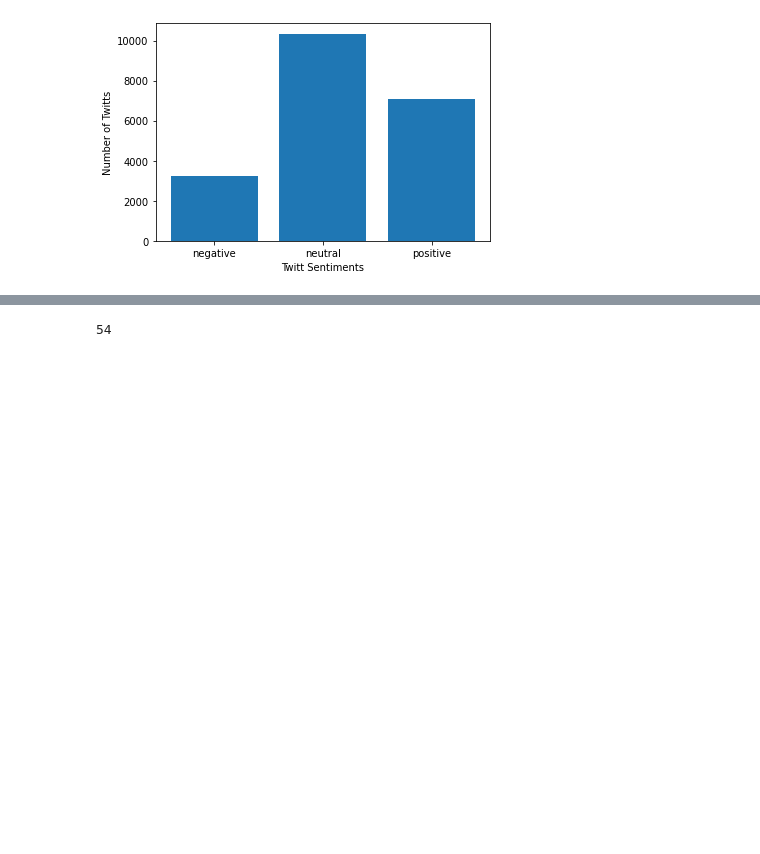
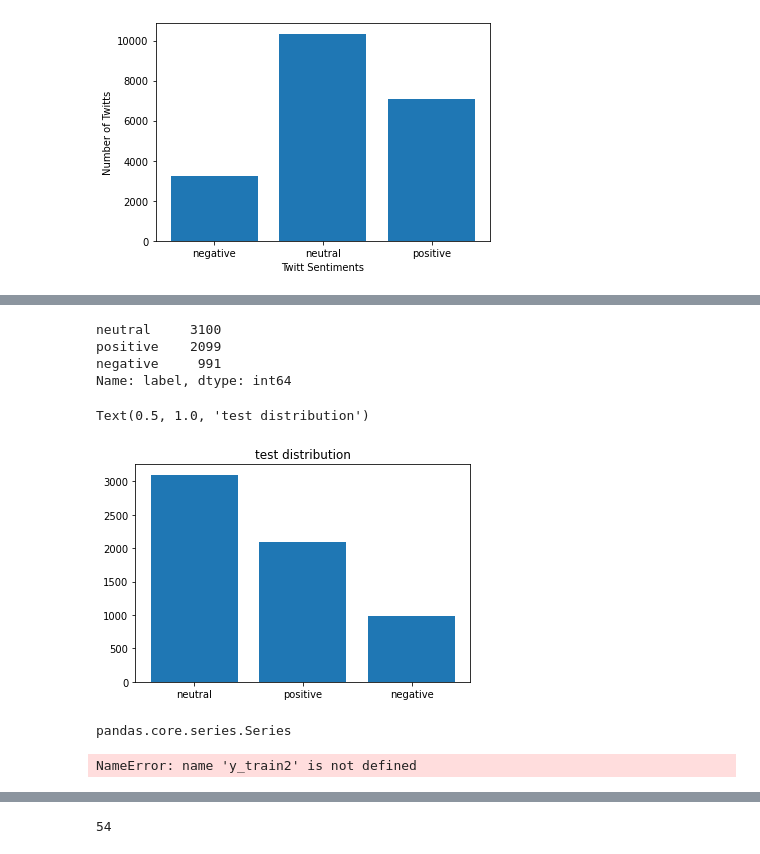
Before and after one commit to MahdiEsrafili/nlp_sentiment_analysis, a Jupyter notebook: subTaskA.ipynb, the cells around one changed output, grey strips where cells are left out. Cells and saved outputs as stored; diff of their text form; code cells hidden in the pictures; blank space fills up the shorter version.

```diff
--- a/subTaskA.ipynb
+++ b/subTaskA.ipynb
@@ -98,0 +94,15 @@ X_train, X_test, y_train, y_test = train_test_split(
+# %%
+print(y_test.value_counts())
+plt.bar(y_test.value_counts().index,y_test.value_counts())
+plt.title('test distribution')
+# %% [output]
+neutral     3100
+positive    2099
+negative     991
+Name: label, dtype: int64
+Text(0.5, 1.0, 'test distribution')
+[figure, added]
+# %%
+type(y_train)
+# %% [output]
+pandas.core.series.Series
@@ -98,0 +114,6 @@ X_train, X_test, y_train, y_test = train_test_split(
+# %%
+#print(y_train.)
+plt.bar([0,1,2],np.bincount(y_train2))
+plt.title('train distribution')
+# %% [output]
+NameError: name 'y_train2' is not defined
```
Also changed, not shown: parts of 51 cells of this notebook.
